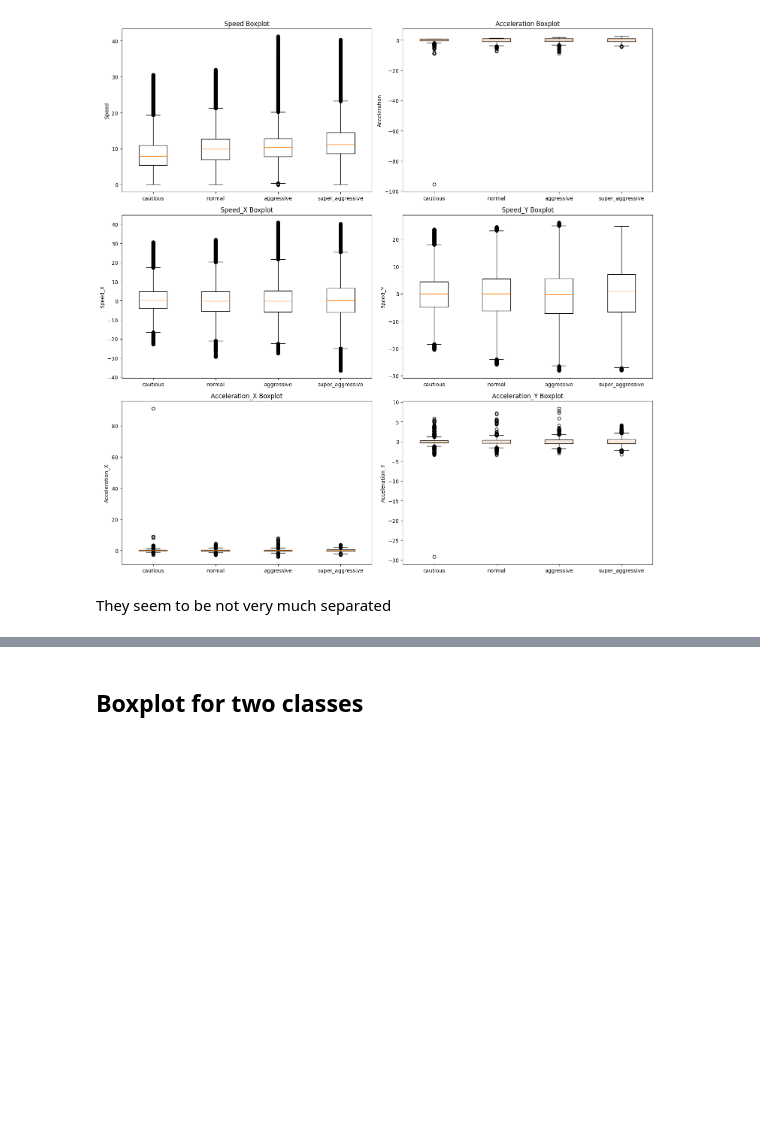
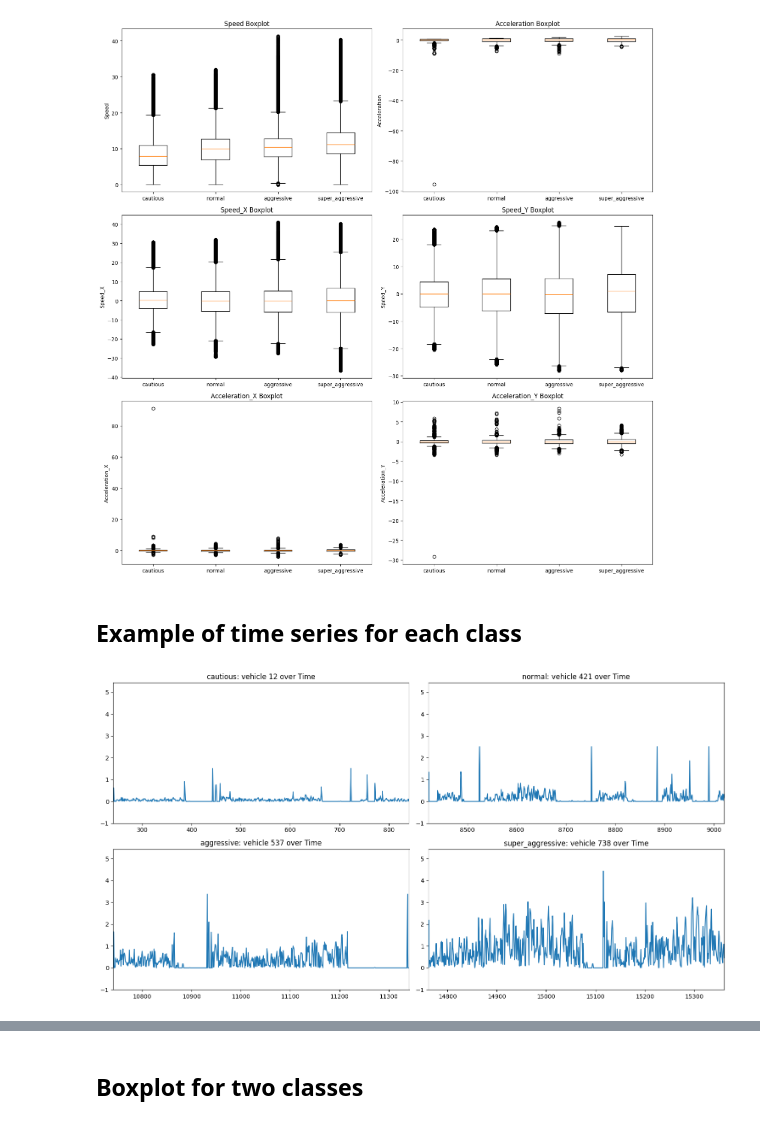
Before and after one commit to H-IAAC/sumo_data_synthesis, a Jupyter notebook: simulationData.ipynb, the cells around one changed output, grey strips where cells are left out. Saved outputs shown, nothing was run; the diff lists cells and outputs as text; code cells hidden in the pictures; blank space fills up the shorter version.

```diff
--- a/simulationData.ipynb
+++ b/simulationData.ipynb
@@ -404,5 +396,40 @@ df_dirty = get_whole_data(f'{FOLDER_NAME}/data_dirty', type_ids_random)
 boxplots(df_dirty)
 # %% [output]
 [figure]
-# %% [markdown]
-They seem to be not very much separated
+# %% [markdown]
+## Example of time series for each class
+# %%
+def show_examples(data_folder, ids, sensors, window=None):
+    fig, axes = plt.subplots(nrows=len(ids)//2, ncols=2, figsize=(15, 2 * len(ids)), sharex=False)
+    axes = axes.flatten()
+
+    y_min, y_max = float('inf'), float('-inf')
+
+    # First pass to determine the y-limits
+    for i in range(len(ids)):
+        id = list(ids.values())[i]
+        time_series = pd.read_csv(f'{data_folder}/{id}.csv')
+        for sensor in sensors:
+            y_min = min(y_min, time_series[sensor][:window].min())
+            y_max = max(y_max, time_series[sensor][:window].max())
+
+    # Second pass to plot the data with shared y-limits
+    for i in range(len(ids)):
+        id = list(ids.values())[i]
+        cls = list(ids.keys())[i]
+        time_series = pd.read_csv(f'{data_folder}/{id}.csv')
+        for sensor in sensors:
+            axes[i].plot(time_series['time'], time_series[sensor], label=sensor.capitalize())
+            axes[i].set_title(f"{cls}: vehicle {id} over Time")
+            if window:
+                axes[i].set_xlim([time_series['time'].min(), time_series['time'].min() + window])
+            else:
+                axes[i].set_xlim([time_series['time'].min(), time_series['time'].max()])
+            axes[i].set_ylim([y_min - 1, y_max + 1])
+
+    plt.tight_layout()
+    plt.show()
+# %%
+show_examples(f"{FOLDER_NAME}/data", {x: type_ids_random[x][np.random.randint(0, len(type_ids_random[x]))] for x in type_ids_random.keys()}, ['acc_diff'], window=600)
+# %% [output]
+[figure, added]
```
Also changed, not shown: parts of 5 cells of this notebook.
